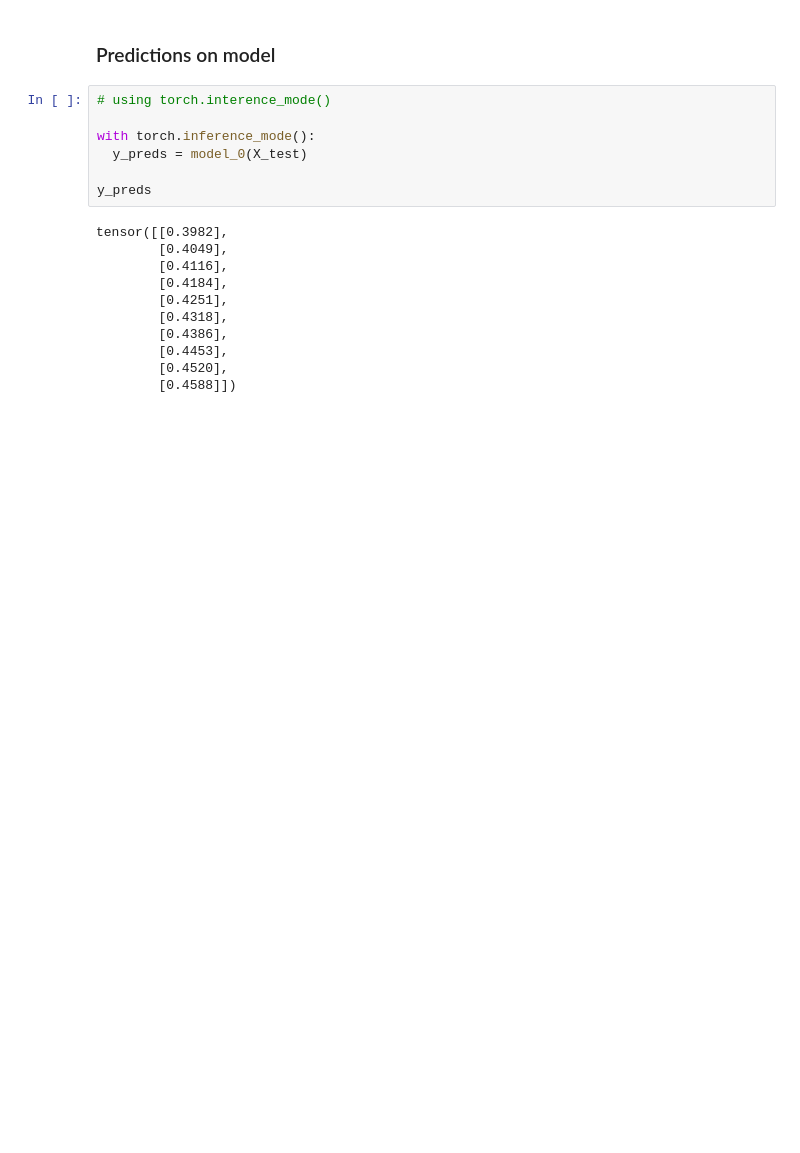
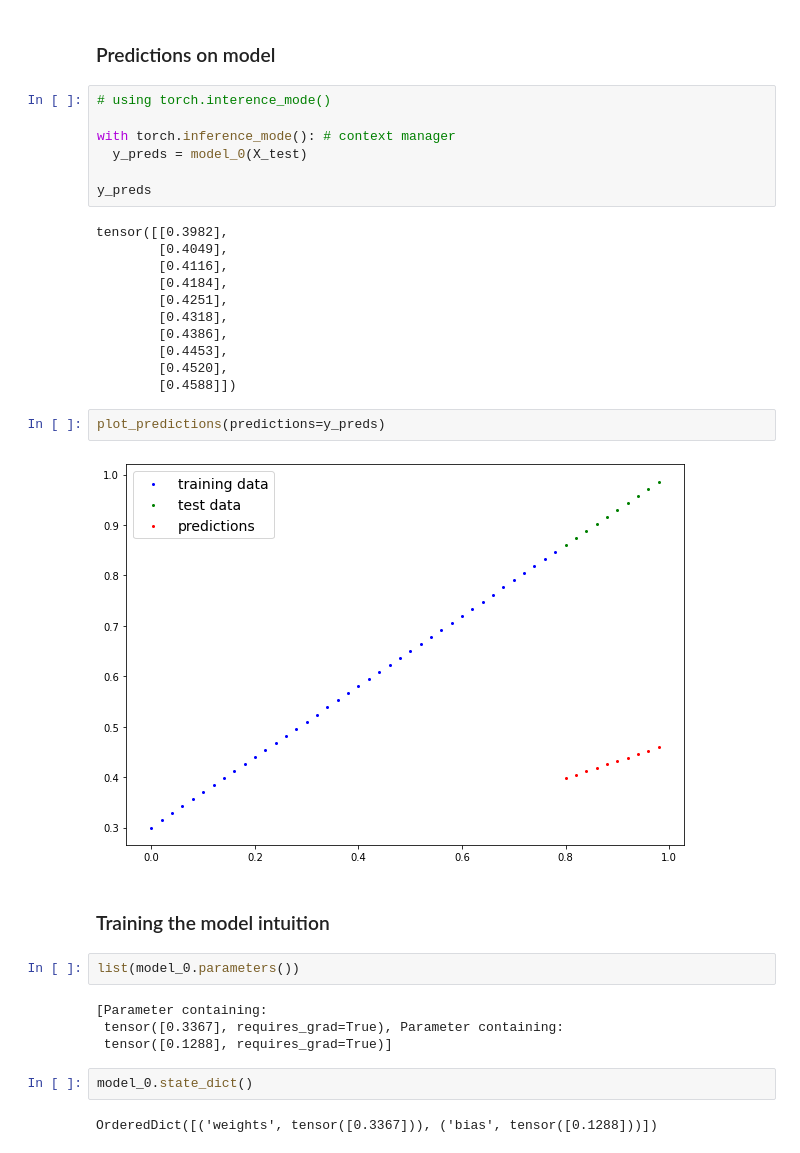
Before and after one commit to IamAtreus/00-Tensorflow, a Jupyter notebook: 01_PyTorch_workflow.ipynb, the cells around one changed output. Cells and saved outputs as stored; diff of their text form; blank space fills up the shorter version.

```diff
--- a/01_PyTorch_workflow.ipynb
+++ b/01_PyTorch_workflow.ipynb
@@ -139,7 +139,7 @@ OrderedDict([('weight', tensor([0.3367])), ('bias', tensor([0.1288]))])
 # %%
 # using torch.interence_mode()
 
-with torch.inference_mode():
+with torch.inference_mode(): # context manager
   y_preds = model_0(X_test)
 
 y_preds
@@ -154,3 +154,19 @@ tensor([[0.3982],
         [0.4453],
         [0.4520],
         [0.4588]])
+# %%
+plot_predictions(predictions=y_preds)
+# %% [output]
+[figure, added]
+# %% [markdown]
+### Training the model intuition
+# %%
+list(model_0.parameters())
+# %% [output]
+[Parameter containing:
+ tensor([0.3367], requires_grad=True), Parameter containing:
+ tensor([0.1288], requires_grad=True)]
+# %%
+model_0.state_dict()
+# %% [output]
+OrderedDict([('weights', tensor([0.3367])), ('bias', tensor([0.1288]))])
```
